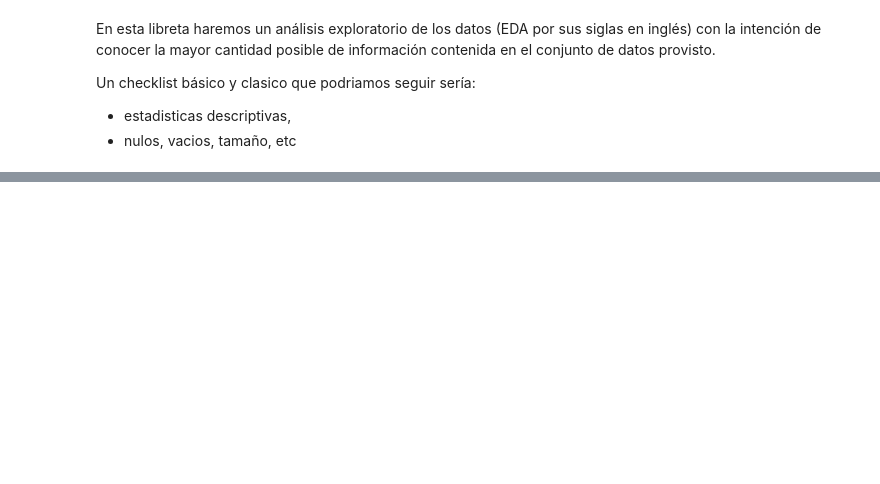
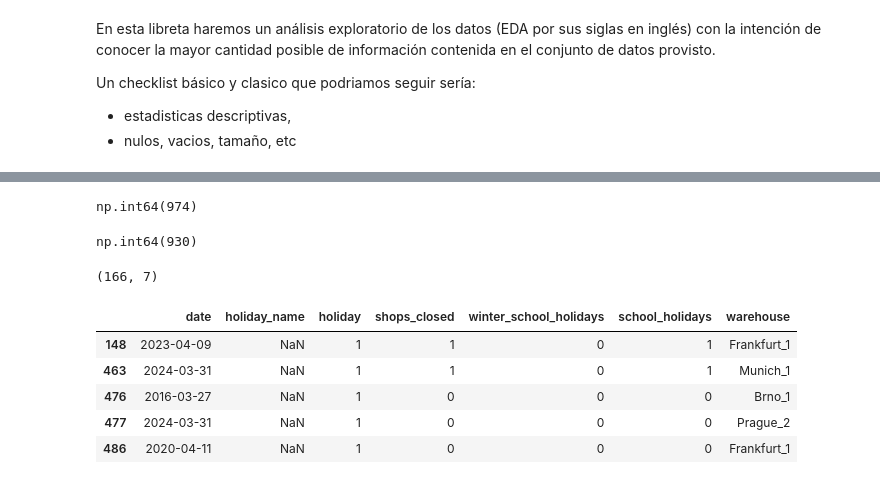
Before and after one commit to Maxkaizo/retail, a Jupyter notebook: lab/eda.ipynb, the cells around one changed output, grey strips where cells are left out. Drawn from its saved outputs; the diff is of its cells as text; code cells hidden in the pictures; blank space fills up the shorter version.

```diff
--- a/lab/eda.ipynb
+++ b/lab/eda.ipynb
@@ -25,0 +54,2 @@ calendar.head()
+# %%
+calendar["date"] = pd.to_datetime(calendar["date"], format="%Y-%m-%d")
@@ -25,0 +82,26 @@ calendar.head()
+# %%
+calendar.holiday.sum()
+# %% [output]
+np.int64(974)
+# %%
+calendar.holiday_name.count()
+# %% [output]
+np.int64(930)
+# %%
+# Filtrar los casos donde es holiday pero no hay nombre
+missing_holiday_names = calendar[(calendar["holiday"] == 1) & (calendar["holiday_name"].isna())]
+# %%
+# Revisar cuántos son
+missing_holiday_names.shape
+# %% [output]
+(166, 7)
+# %%
+# Ver primeras filas
+missing_holiday_names.head(5)
+# %% [output]
+|  | date | holiday_name | holiday | shops_closed | winter_school_holidays | school_holidays | warehouse |
+| 148 | 2023-04-09 | NaN | 1 | 1 | 0 | 1 | Frankfurt_1 |
+| 463 | 2024-03-31 | NaN | 1 | 1 | 0 | 1 | Munich_1 |
+| 476 | 2016-03-27 | NaN | 1 | 0 | 0 | 0 | Brno_1 |
+| 477 | 2024-03-31 | NaN | 1 | 0 | 0 | 0 | Prague_2 |
+| 486 | 2020-04-11 | NaN | 1 | 0 | 0 | 0 | Frankfurt_1 |
```
Also changed, not shown: parts of 21 cells of this notebook, 1 other file.
